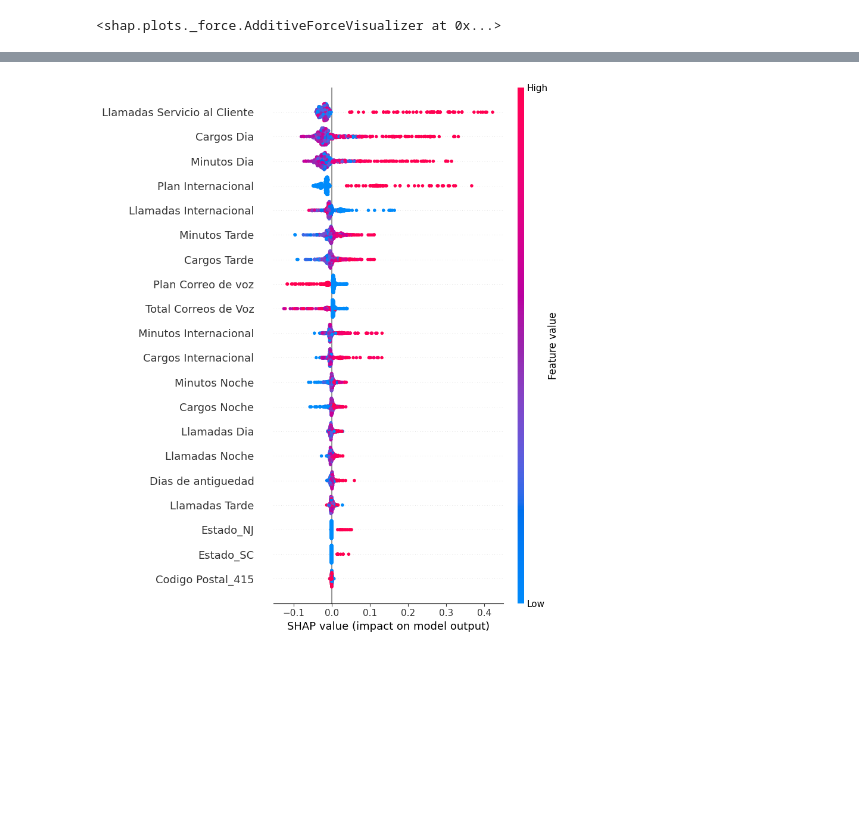
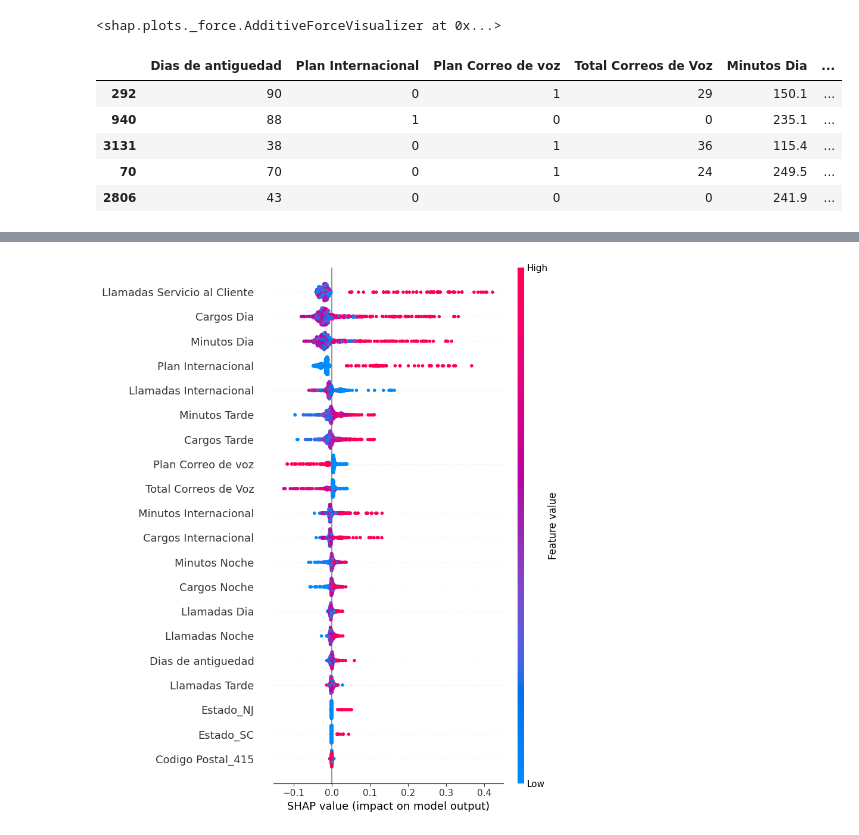
Before and after one commit to MonkeyDMemo/churnDemoHitss, a Jupyter notebook: Notebooks/Churn_Telecom.ipynb, the cells around one changed output, grey strips where cells are left out. Saved outputs shown, nothing was run; the diff lists cells and outputs as text; code cells hidden in the pictures; blank space fills up the shorter version.

```diff
--- a/Notebooks/Churn_Telecom.ipynb
+++ b/Notebooks/Churn_Telecom.ipynb
@@ -624,17 +629,18 @@ shap_vals_clase1 = shap_values[:, :, 1]
 shap.initjs()
 
 # Cliente específico
-i = 5
+i = 1
 X_row = X_test.iloc[[i]]
 shap_row = shap_vals_clase1[i]
 
 # Plot
-shap.force_plot(
+force_plot = shap.force_plot(
     base_value=explainer.expected_value[1],
     shap_values=shap_row,
     features=X_row.values.flatten(),
     feature_names=X_row.columns.tolist()
 )
+force_plot
 # %% [output]
 [interactive output not drawn]
 <shap.plots._force.AdditiveForceVisualizer at 0x...>
@@ -640,0 +650,26 @@ shap.force_plot(
+# %%
+top_razones = []
+
+# Recorremos todos los clientes del conjunto de prueba
+for i in range(len(X_test)):
+    shap_row = shap_vals_clase1[i]  # SHAP values del cliente i
+
+    # Índice del feature con mayor impacto absoluto
+    top_feature_idx = np.argmax(np.abs(shap_row))
+
+    # Nombre de la columna correspondiente
+    top_feature_name = X_test.columns[top_feature_idx]
+
+    top_razones.append(top_feature_name)
+
+# Añadimos la columna al DataFrame de resultados
+result_df['Razon_Abandono'] = top_razones
+# %%
+result_df.head()
+# %% [output]
+|  | Dias de antiguedad | Plan Internacional | Plan Correo de voz | Total Correos de Voz | Minutos Dia | ... |
+| 292 | 90 | 0 | 1 | 29 | 150.1 | ... |
+| 940 | 88 | 1 | 0 | 0 | 235.1 | ... |
+| 3131 | 38 | 0 | 1 | 36 | 115.4 | ... |
+| 70 | 70 | 0 | 1 | 24 | 249.5 | ... |
+| 2806 | 43 | 0 | 0 | 0 | 241.9 | ... |
```
Also changed, not shown: parts of 4 cells of this notebook.
